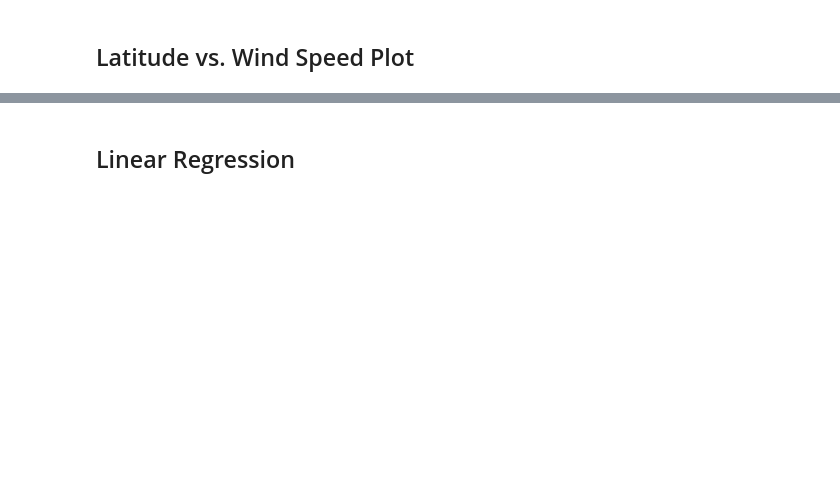
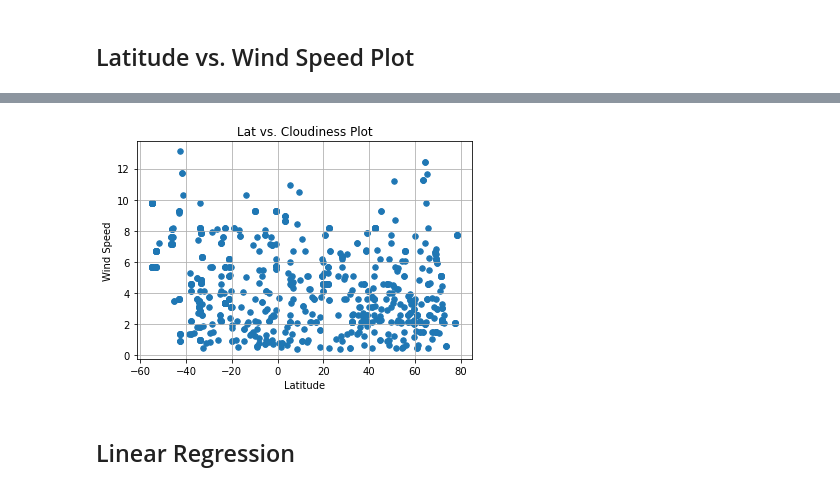
Before and after one commit to npipkins/Homework6_PythonAPI, a Jupyter notebook: WeatherPy/WeatherPy.ipynb, the cells around one changed output, grey strips where cells are left out. Cells and saved outputs as stored; diff of their text form; code cells hidden in the pictures; blank space fills up the shorter version.

```diff
--- a/WeatherPy/WeatherPy.ipynb
+++ b/WeatherPy/WeatherPy.ipynb
@@ -140,2 +208,11 @@ Int64Index([], dtype='int64')
+# %%
+cities_df.plot.scatter("Lat", "Wind Speed", s = 30)
+
+plt.title('Lat vs. Cloudiness Plot')
+plt.xlabel('Latitude')
+plt.ylabel('Wind Speed')
+plt.grid()
+# %% [output]
+[figure, added]
 # %% [markdown]
 ## Linear Regression
```
Also changed, not shown: parts of 37 cells of this notebook, 5 other files.
